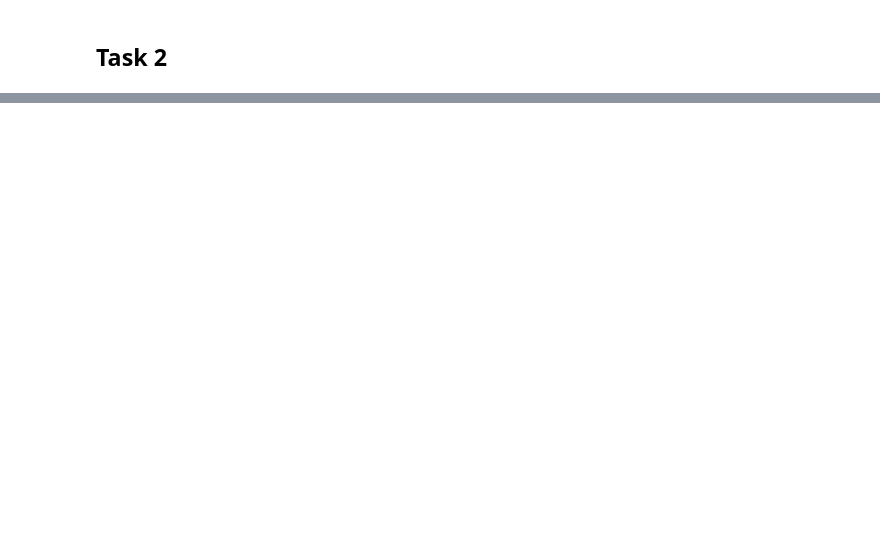
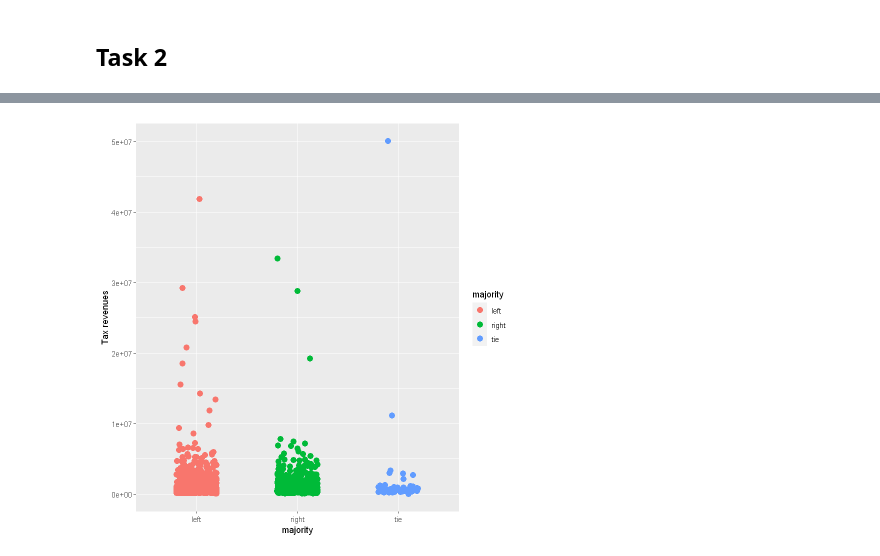
Before and after one commit to Keno-git/DS_assigment1, a Jupyter notebook: Assignment_2/Assignment_2.ipynb, the cells around one changed output, grey strips where cells are left out. Saved outputs shown, nothing was run; the diff lists cells and outputs as text; code cells hidden in the pictures; blank space fills up the shorter version.

```diff
--- a/Assignment_2/Assignment_2.ipynb
+++ b/Assignment_2/Assignment_2.ipynb
@@ -279,0 +287,5 @@ A data.frame: 1740 × 22
+# %%
+ggplot(df, aes(x = majority, y = `Tax revenues`, color = majority)) +
+  geom_point(position = position_jitter(width = 0.2), size = 3)
+# %% [output]
+[figure, added]
```
Also changed, not shown: parts of 7 cells of this notebook.
